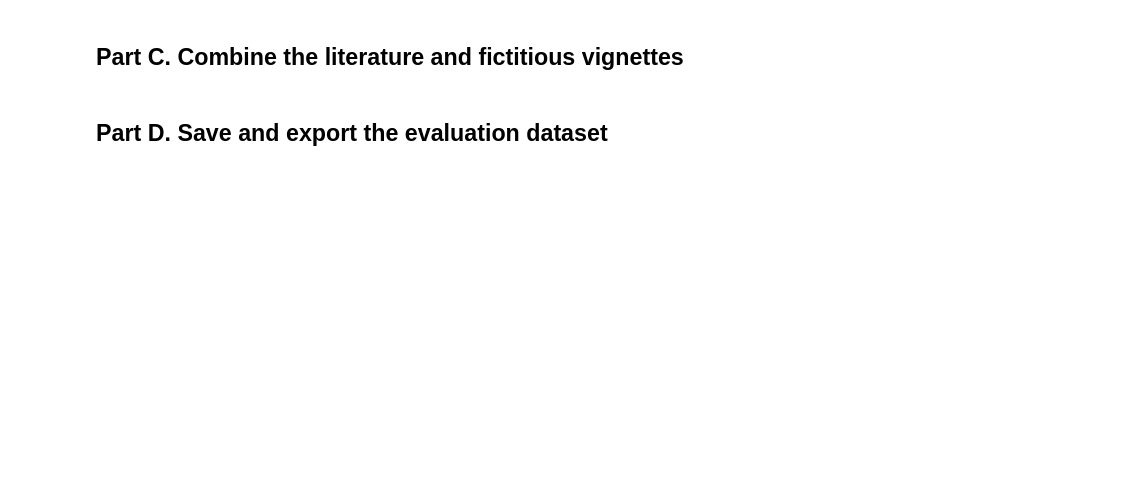
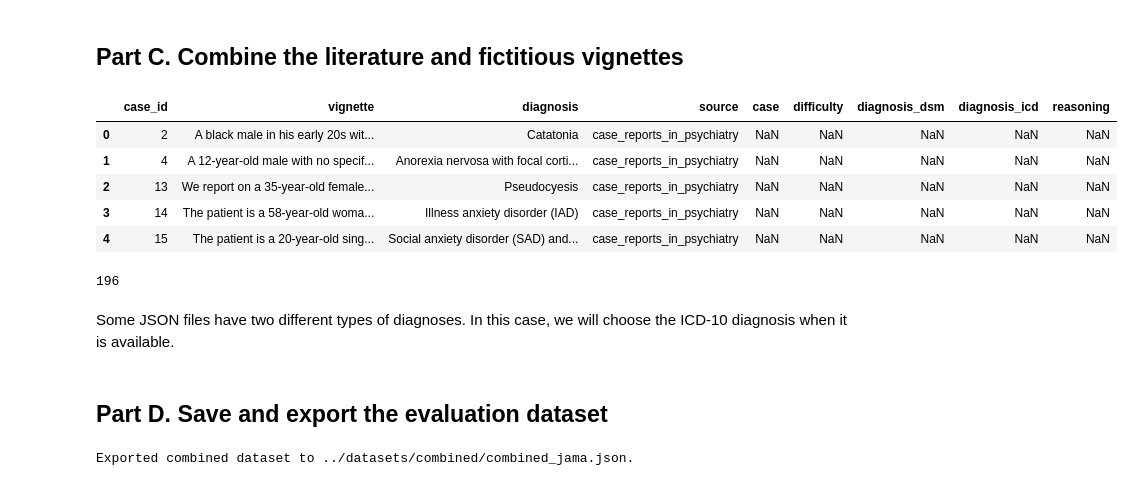
Before and after one commit to BIDS-Xu-Lab/psychiatry-frontier-llm-evaluation, a Jupyter notebook: code/0_build_dataset.ipynb, the cells around one changed output. Drawn from its saved outputs; the diff is of its cells as text; code cells hidden in the pictures; blank space fills up the shorter version.

Commit message:
Rewrite dataset builder code

```diff
--- a/code/0_build_dataset.ipynb
+++ b/code/0_build_dataset.ipynb
@@ -111,2 +184,43 @@ dtype: int64
 # %% [markdown]
 ### 5. Load in the fictitious vignettes
+# %%
+# Load the clinician-created fictitious vignettes
+huang = "../datasets/fictitious/Ashley Huang/ashley_huang.json"
+nagpal = "../datasets/fictitious/Caesa Nagpal/caesa_nagpal.json"
+zaboski = "../datasets/fictitious/Brian Zaboski/brian_zaboski.json"
+weathers = "../datasets/fictitious/Judah Weathers/judah_weathers.json"
+zhang = "../datasets/fictitious/Juliana Zhang/juliana_zhang.json"
+chaudhary = "../datasets/fictitious/Pooja Chaudhary/pooja_chaudhary.json"
+
+with open(weathers, "r", encoding="utf-8") as file:
+    weathers_data = json.load(file)
+
+with open(zaboski, "r", encoding="utf-8") as file:
+    zaboski_data = json.load(file)
+
+with open(huang, "r", encoding="utf-8") as file:
+    huang_data = json.load(file)
+
+with open(nagpal, "r", encoding="utf-8") as file:
+    nagpal_data = json.load(file)
+
+with open(zhang, "r", encoding="utf-8") as file:
+    zhang_data = json.load(file)
+
+with open(chaudhary, "r", encoding="utf-8") as file:
+    chaudhary_data = json.load(file)
+
+judah_weathers = pd.DataFrame(weathers_data)
+brian_zaboski = pd.DataFrame(zaboski_data)
+ashley_huang = pd.DataFrame(huang_data)
+caesa_nagpal = pd.DataFrame(nagpal_data)
+juliana_zhang = pd.DataFrame(zhang_data)
+pooja_chaudhary = pd.DataFrame(chaudhary_data)
+
+# Combine the clinician-created vignettes into a single DataFrame
+fictitious = pd.concat([judah_weathers, brian_zaboski, ashley_huang, caesa_nagpal, juliana_zhang, pooja_chaudhary], ignore_index=True)
+fictitious["case_id"] = fictitious.index + 1 # Create a new case_id column starting from 1
+
+# Add 1000 to the fictitious case IDs to differentiate them from the case reports
+fictitious["case_id"] = fictitious["case_id"] + 1000
+fictitious.head()
@@ -113,2 +251,20 @@ dtype: int64
 # %% [markdown]
 ## Part C. Combine the literature and fictitious vignettes
+# %%
+# Combine into one dataframe
+combined = pd.concat([medical_literature_curated, fictitious], ignore_index=True)
+combined.head()
+# %% [output]
+|  | case_id | vignette | diagnosis | source | case | difficulty | diagnosis_dsm | diagnosis_icd | reasoning |
+| 0 | 2 | A black male in his early 20s wit... | Catatonia | case_reports_in_psychiatry | NaN | NaN | NaN | NaN | NaN |
+| 1 | 4 | A 12-year-old male with no specif... | Anorexia nervosa with focal corti... | case_reports_in_psychiatry | NaN | NaN | NaN | NaN | NaN |
+| 2 | 13 | We report on a 35-year-old female... | Pseudocyesis | case_reports_in_psychiatry | NaN | NaN | NaN | NaN | NaN |
+| 3 | 14 | The patient is a 58-year-old woma... | Illness anxiety disorder (IAD) | case_reports_in_psychiatry | NaN | NaN | NaN | NaN | NaN |
+| 4 | 15 | The patient is a 20-year-old sing... | Social anxiety disorder (SAD) and... | case_reports_in_psychiatry | NaN | NaN | NaN | NaN | NaN |
+# %%
+# Count the number of vignettes total
+combined.shape[0]
+# %% [output]
+196
+# %% [markdown]
+Some JSON files have two different types of diagnoses. In this case, we will choose the ICD-10 diagnosis when it is available.
@@ -115,2 +276,11 @@ dtype: int64
 # %% [markdown]
 ## Part D. Save and export the evaluation dataset
+# %%
+# Export as JSON, then manually edit the dataset to include clinician comments
+output_path = "../datasets/combined/combined_jama.json"
+combined = json.loads(combined.to_json(orient='records', force_ascii=False))
+with open(output_path, "w", encoding="utf-8") as file:
+    json.dump(combined, file, ensure_ascii=False, indent=4)
+print(f"Exported combined dataset to {output_path}.")
+# %% [output]
+Exported combined dataset to ../datasets/combined/combined_jama.json.
```
Also changed, not shown: parts of 15 cells of this notebook, 24 other files.
